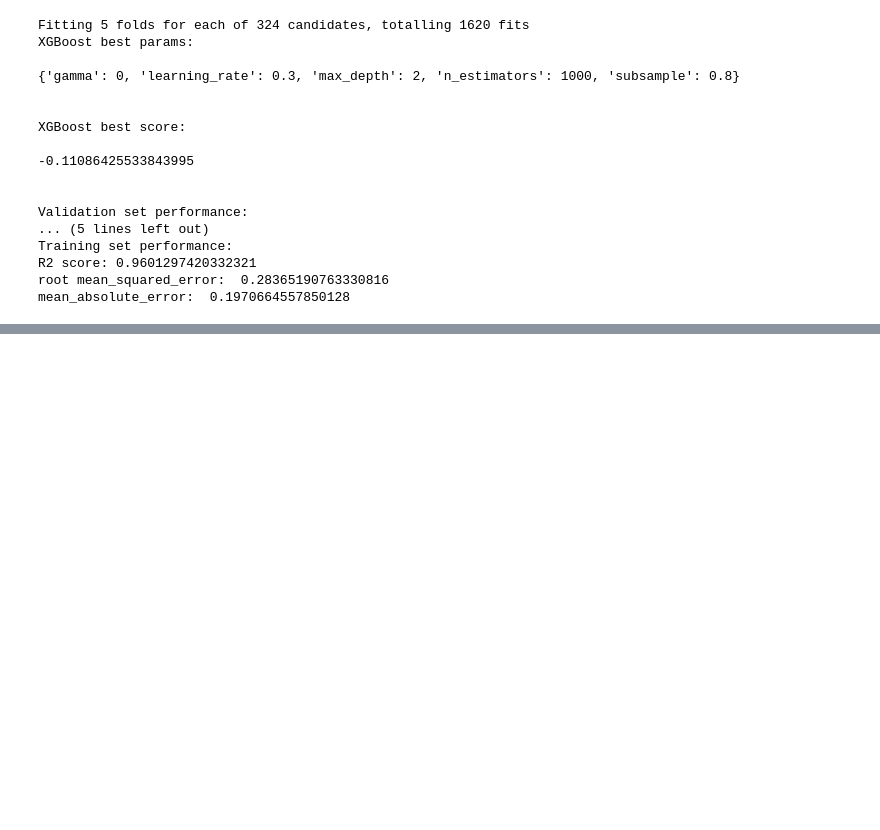
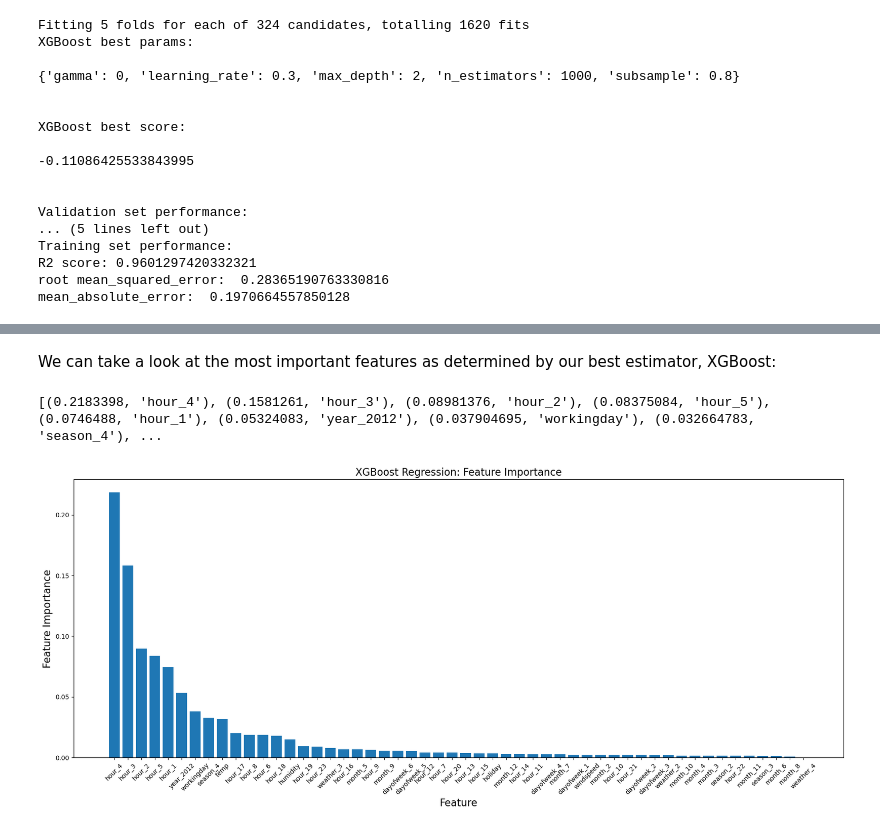
Before and after one commit to owenpb/Kaggle-Bike-Sharing-Prediction, a Jupyter notebook: kaggle-bike-sharing.ipynb, the cells around one changed output, grey strips where cells are left out. Cells and saved outputs as stored; diff of their text form; code cells hidden in the pictures; blank space fills up the shorter version.

```diff
--- a/kaggle-bike-sharing.ipynb
+++ b/kaggle-bike-sharing.ipynb
@@ -659,0 +696,19 @@ mean_absolute_error:  0.1970664557850128
+# %% [markdown]
+We can take a look at the most important features as determined by our best estimator, XGBoost:
+# %%
+feature_importances = xgb_model.best_estimator_.feature_importances_
+columns = list(X.columns)
+sorted_features = sorted(zip(feature_importances, columns), reverse=True)
+print(sorted_features)
+# %% [output]
+[(0.2183398, 'hour_4'), (0.1581261, 'hour_3'), (0.08981376, 'hour_2'), (0.08375084, 'hour_5'), (0.0746488, 'hour_1'), (0.05324083, 'year_2012'), (0.037904695, 'workingday'), (0.032664783, 'season_4'), ...
+# %%
+plt.figure(figsize=(22, 8))
+plt.bar(range(len(feature_importances)), np.float_(np.array(sorted_features).T[0]))
+plt.xticks(ticks=range(len(columns)), labels=np.array(sorted_features).T[1], rotation=45)
+plt.xlabel('Feature', fontsize=16)
+plt.ylabel('Feature Importance', fontsize=16)
+plt.title('XGBoost Regression: Feature Importance', fontsize=16)
+plt.show()
+# %% [output]
+[figure, added]
```
Also changed, not shown: parts of 15 cells of this notebook, 1 other file.
